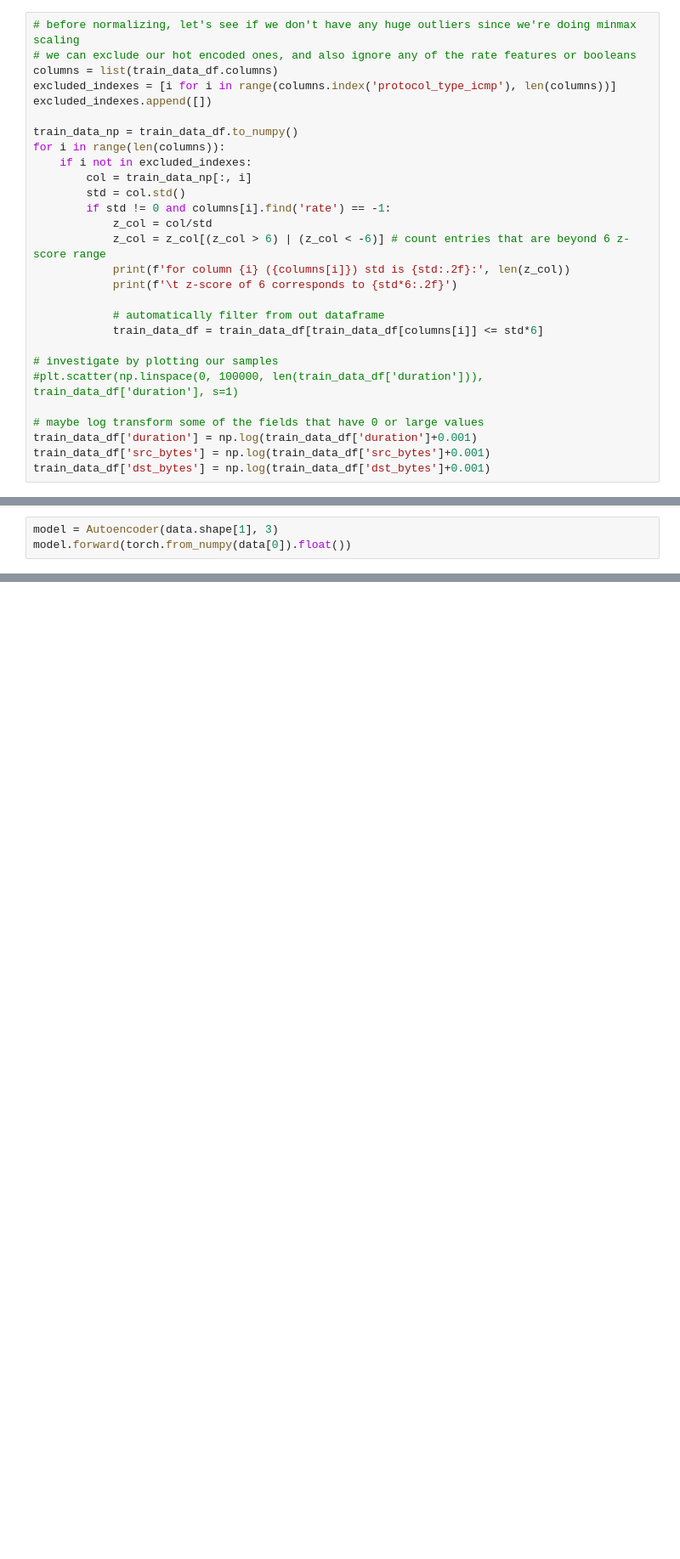
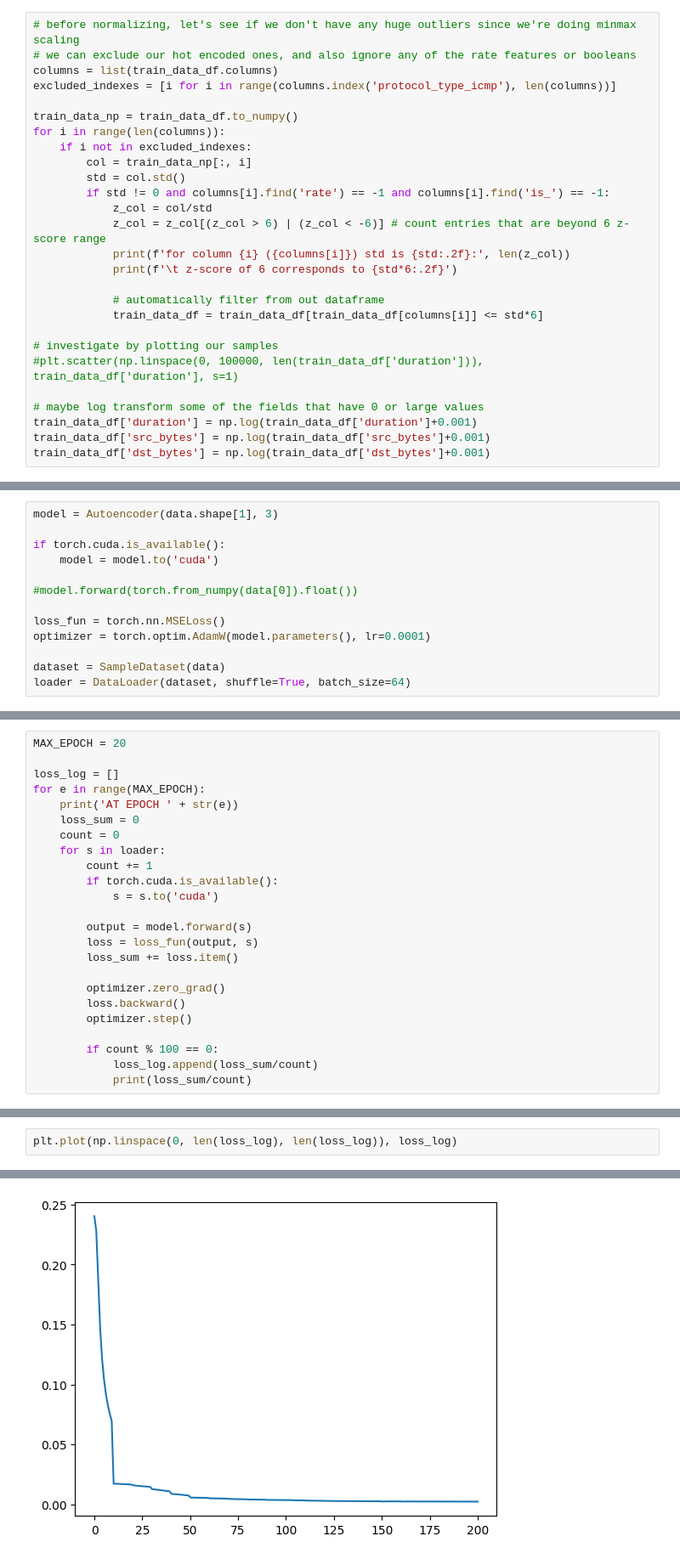
Before and after one commit to joaovdonaton/ML-examples, a Jupyter notebook: intrusion-detection/autoencoder-anomaly.ipynb, the cells around one changed output, grey strips where cells are left out. Shown at 85% size. Saved outputs shown, nothing was run; the diff lists cells and outputs as text; blank space fills up the shorter version.

```diff
--- a/intrusion-detection/autoencoder-anomaly.ipynb
+++ b/intrusion-detection/autoencoder-anomaly.ipynb
@@ -70,14 +71,13 @@ train_data_df = pd.get_dummies(train_data_df, columns=['protocol_type', 'service
 # we can exclude our hot encoded ones, and also ignore any of the rate features or booleans
 columns = list(train_data_df.columns)
 excluded_indexes = [i for i in range(columns.index('protocol_type_icmp'), len(columns))]
-excluded_indexes.append([])
 
 train_data_np = train_data_df.to_numpy()
 for i in range(len(columns)):
     if i not in excluded_indexes:
         col = train_data_np[:, i]
         std = col.std()
-        if std != 0 and columns[i].find('rate') == -1:
+        if std != 0 and columns[i].find('rate') == -1 and columns[i].find('is_') == -1:
             z_col = col/std
             z_col = z_col[(z_col > 6) | (z_col < -6)] # count entries that are beyond 6 z-score range
             print(f'for column {i} ({columns[i]}) std is {std:.2f}:', len(z_col))
@@ -152,3 +174,13 @@ class Autoencoder(torch.nn.Module):
 # %%
 model = Autoencoder(data.shape[1], 3)
-model.forward(torch.from_numpy(data[0]).float())
+
+if torch.cuda.is_available():
+    model = model.to('cuda')
+
+#model.forward(torch.from_numpy(data[0]).float())
+
+loss_fun = torch.nn.MSELoss()
+optimizer = torch.optim.AdamW(model.parameters(), lr=0.0001)
+
+dataset = SampleDataset(data)
+loader = DataLoader(dataset, shuffle=True, batch_size=64)
@@ -169,0 +204,24 @@ tensor([0.5121, 0.4626, 0.4720, 0.5340, 0.4542, 0.4727, 0.4755, 0.4666, 0.5350,
+# %%
+MAX_EPOCH = 20
+
+loss_log = []
+for e in range(MAX_EPOCH):
+    print('AT EPOCH ' + str(e))
+    loss_sum = 0
+    count = 0
+    for s in loader:
+        count += 1
+        if torch.cuda.is_available():
+            s = s.to('cuda')
+
+        output = model.forward(s)
+        loss = loss_fun(output, s)
+        loss_sum += loss.item()
+
+        optimizer.zero_grad()
+        loss.backward()
+        optimizer.step()
+
+        if count % 100 == 0:
+            loss_log.append(loss_sum/count)
+            print(loss_sum/count)
@@ -169,0 +246,3 @@ tensor([0.5121, 0.4626, 0.4720, 0.5340, 0.4542, 0.4727, 0.4755, 0.4666, 0.5350,
+# %%
+plt.plot(np.linspace(0, len(loss_log), len(loss_log)), loss_log)
+# %% [output]
@@ -169,0 +250 @@ tensor([0.5121, 0.4626, 0.4720, 0.5340, 0.4542, 0.4727, 0.4755, 0.4666, 0.5350,
+[figure, added]
```
Also changed, not shown: parts of 9 cells of this notebook.
